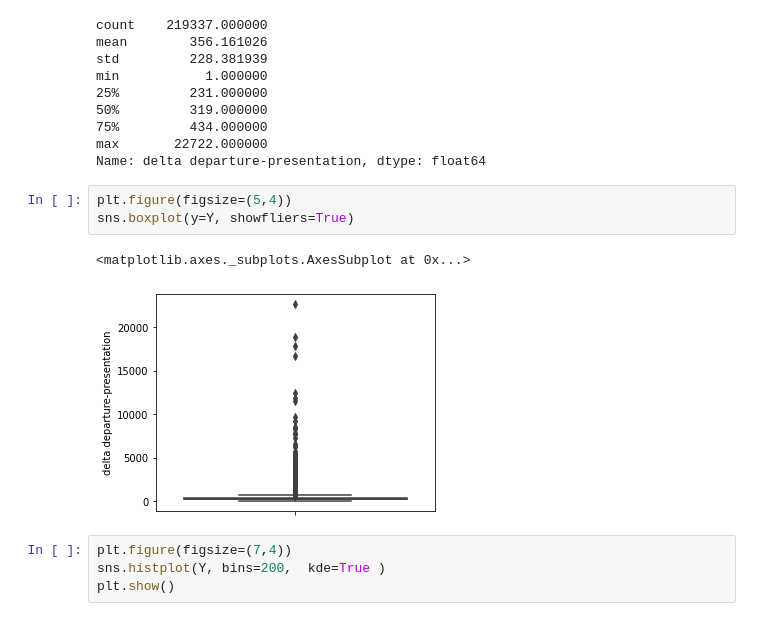
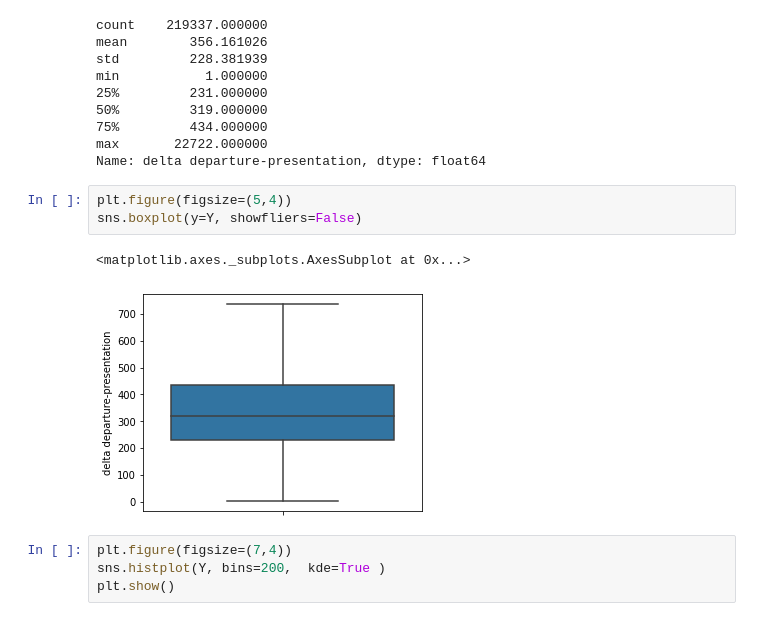
Before and after one commit to AnIsAsPe/Regresion-Robusta-para-estimar-tiempo-de-respuesta-de-un-servicio-de-emergencia, a Jupyter notebook: 1_Response_time_Paris_Fire_Brigade.ipynb, the cells around one changed output. Drawn from its saved outputs; the diff is of its cells as text.

```diff
--- a/1_Response_time_Paris_Fire_Brigade.ipynb
+++ b/1_Response_time_Paris_Fire_Brigade.ipynb
@@ -82,10 +82,10 @@ max       22722.000000
 Name: delta departure-presentation, dtype: float64
 # %%
 plt.figure(figsize=(5,4))
-sns.boxplot(y=Y, showfliers=True)
+sns.boxplot(y=Y, showfliers=False)
 # %% [output]
 <matplotlib.axes._subplots.AxesSubplot at 0x...>
-[figure, old version]
+[figure, new version]
 # %%
 plt.figure(figsize=(7,4))
 sns.histplot(Y, bins=200,  kde=True )
```
Also changed, not shown: parts of 16 cells of this notebook.
